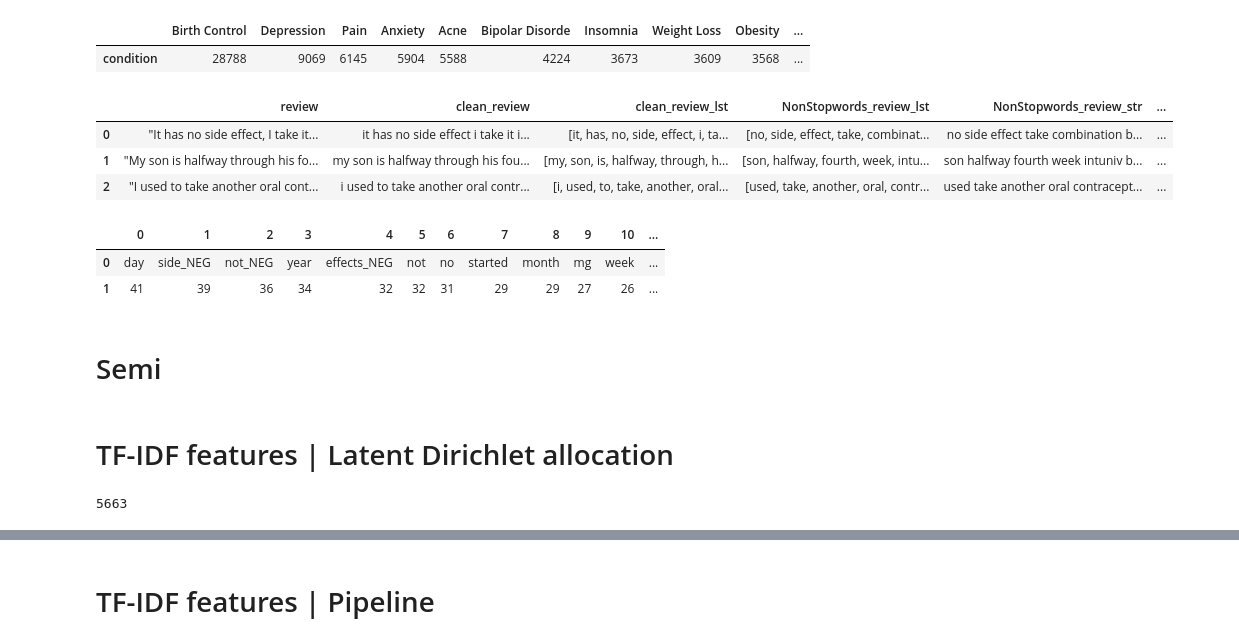
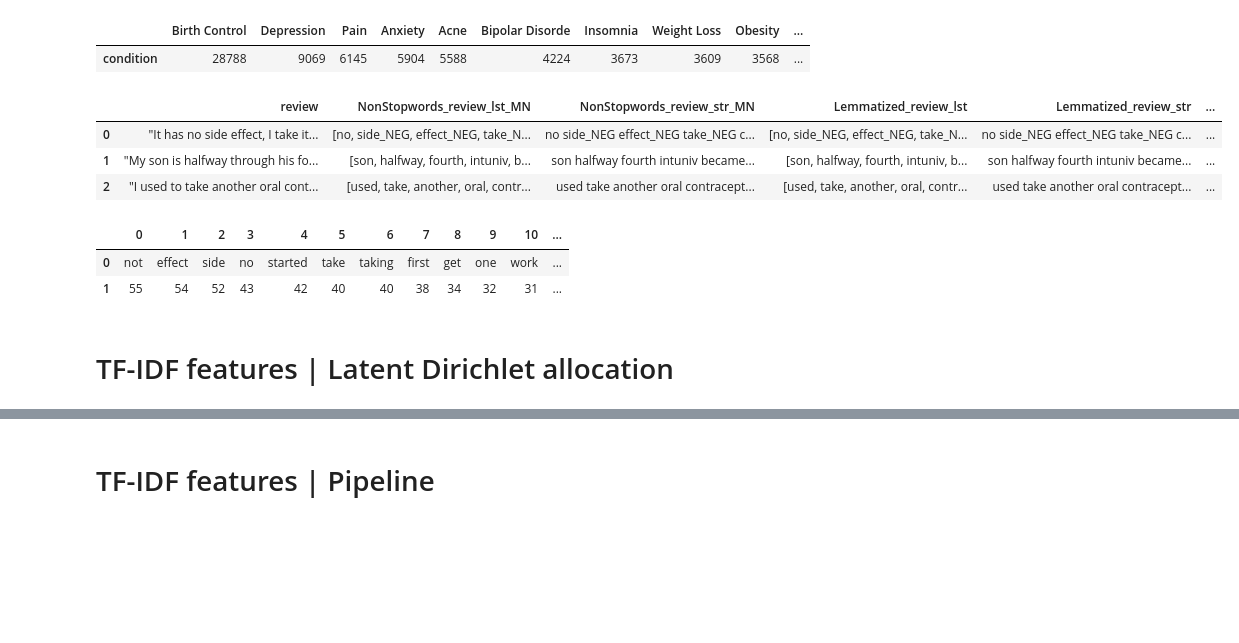
Before and after one commit to hendahmke/adverse_drug_reactions, a Jupyter notebook: notebooks/Adverse_Drug_Events_TF_IDF_Latent_Dirichlet_allocation_.ipynb, the cells around one changed output, grey strips where cells are left out. Saved outputs shown, nothing was run; the diff lists cells and outputs as text; code cells hidden in the pictures; blank space fills up the shorter version.

```diff
--- a/notebooks/Adverse_Drug_Events.ipynb
+++ b/notebooks/Adverse_Drug_Events_TF_IDF_Latent_Dirichlet_allocation_.ipynb
@@ -42,10 +47,17 @@ True
 # %%
 stop_words = set(stopwords.words('english'))
 
-for negation in ["no", "not", "shouldn't", "aren't", "couldn't", "didn't", "doesn't", "don't", "wasn't", "weren't", "wouldn't"]:
+NEGATIONS = ["no", "not", "shouldn't", "aren't", "couldn't", "didn't", "doesn't", "don't", "wasn't", "weren't", "wouldn't", "nor"]
+
+NEW_WORDS = ['mg', "month", "year", "day", "week", "time", "im", "ive", "hour"]
+
+for negation in NEGATIONS:
     stop_words.remove(negation)
 
-#stop_words
+for new_word in NEW_WORDS:
+    stop_words.add(new_word)
+
+# stop_words
 # %%
 def to_list(x):
     list_words = x.split(' ')
@@ -161,7 +182,9 @@ total_count(manual["words_count"])
 # %% [markdown]
 # Data
 # %%
-data = pd.read_csv('drugsComTrain_raw.csv')
+# data = pd.read_csv('drugsComTrain_raw.csv')
+
+data = pd.read_csv('/content/drive/MyDrive/Data/drugsComTrain_raw.csv')
 
 print(f"The shape of the data is {data.shape[0]} rows and {data.shape[1]} columns")
 print("\n")
@@ -199,31 +222,35 @@ data = data.drop(["uniqueID", "drugName", "condition", "date", "rating", "useful
 # %%
 data["clean_review"] = data["review"].apply(punctuation)
 data['clean_review'] = data.clean_review.apply(remove_numbers)
 data['clean_review_lst'] = data.clean_review.apply(to_list)
 
 data["NonStopwords_review_lst"] = data.clean_review.apply(remove_stopwords)
 data["NonStopwords_review_str"] = data.NonStopwords_review_lst.apply(to_string)
 
 data["NonStopwords_review_lst_MN"] = data.clean_review.apply(m_negation)
 data["NonStopwords_review_str_MN"] = data.NonStopwords_review_lst_MN.apply(to_string)
 
 data["Lemmatized_review_lst"] = data.NonStopwords_review_lst_MN.apply(lemmatize_review)
 data["Lemmatized_review_str"] = data.Lemmatized_review_lst.apply(to_string)
 
-data["Lemmatized_review"] = data.NonStopwords_review_lst.apply(lemmatize_review)
-data["Lemmatized_review"] = data.Lemmatized_review.apply(to_string)
+data["Lemmatized_review_list"] = data.NonStopwords_review_lst.apply(lemmatize_review)
+data["Lemmatized_review"] = data.Lemmatized_review_list.apply(to_string)
+data["Lemmatized_review_list"] = data.Lemmatized_review.apply(remove_stopwords)
+data["Lemmatized_review"] = data.Lemmatized_review_list.apply(to_string)
 
-data["words_count"] = data.Lemmatized_review_lst.apply(count_words)
+data["words_count"] = data.Lemmatized_review_list.apply(count_words)
+
+data = data.drop(["clean_review", "clean_review_lst", "NonStopwords_review_lst", "NonStopwords_review_str"], axis = 1)
 
 data.head(3)
 # %% [output]
-|  | review | clean_review | clean_review_lst | NonStopwords_review_lst | NonStopwords_review_str | ... |
-| 0 | "It has no side effect, I take it... | it has no side effect i take it i... | [it, has, no, side, effect, i, ta... | [no, side, effect, take, combinat... | no side effect take combination b... | ... |
-| 1 | "My son is halfway through his fo... | my son is halfway through his fou... | [my, son, is, halfway, through, h... | [son, halfway, fourth, week, intu... | son halfway fourth week intuniv b... | ... |
-| 2 | "I used to take another oral cont... | i used to take another oral contr... | [i, used, to, take, another, oral... | [used, take, another, oral, contr... | used take another oral contracept... | ... |
+|  | review | NonStopwords_review_lst_MN | NonStopwords_review_str_MN | Lemmatized_review_lst | Lemmatized_review_str | ... |
+| 0 | "It has no side effect, I take it... | [no, side_NEG, effect_NEG, take_N... | no side_NEG effect_NEG take_NEG c... | [no, side_NEG, effect_NEG, take_N... | no side_NEG effect_NEG take_NEG c... | ... |
+| 1 | "My son is halfway through his fo... | [son, halfway, fourth, intuniv, b... | son halfway fourth intuniv became... | [son, halfway, fourth, intuniv, b... | son halfway fourth intuniv became... | ... |
+| 2 | "I used to take another oral cont... | [used, take, another, oral, contr... | used take another oral contracept... | [used, take, another, oral, contr... | used take another oral contracept... | ... |
 # %%
 total_count(data["words_count"])
 # %% [output]
 |  | 0 | 1 | 2 | 3 | 4 | 5 | 6 | 7 | 8 | 9 | 10 | ... |
-| 0 | day | side_NEG | not_NEG | year | effects_NEG | not | no | started | month | mg | week | ... |
-| 1 | 41 | 39 | 36 | 34 | 32 | 32 | 31 | 29 | 29 | 27 | 26 | ... |
+| 0 | not | effect | side | no | started | take | taking | first | get | one | work | ... |
+| 1 | 55 | 54 | 52 | 43 | 42 | 40 | 40 | 38 | 34 | 32 | 31 | ... |
@@ -241,2 +262,0 @@ total_count(data["words_count"])
-# %% [markdown]
-# Semi
@@ -272,10 +285,3 @@ lda_model = LatentDirichletAllocation(n_components = 2,
                                       max_iter = 50).fit(data_vectorized)
 
 vocab = vectorizer.get_feature_names()
-# %%
-vectorizer = vectorizer.fit(manual["Lemmatized_review"])
-tfidf = vectorizer.transform(manual["Lemmatized_review"])
-vocab = vectorizer.get_feature_names()
-print(len(vocab))
-# %% [output]
-5663
```
Also changed, not shown: parts of 43 cells of this notebook, 2 other files.
